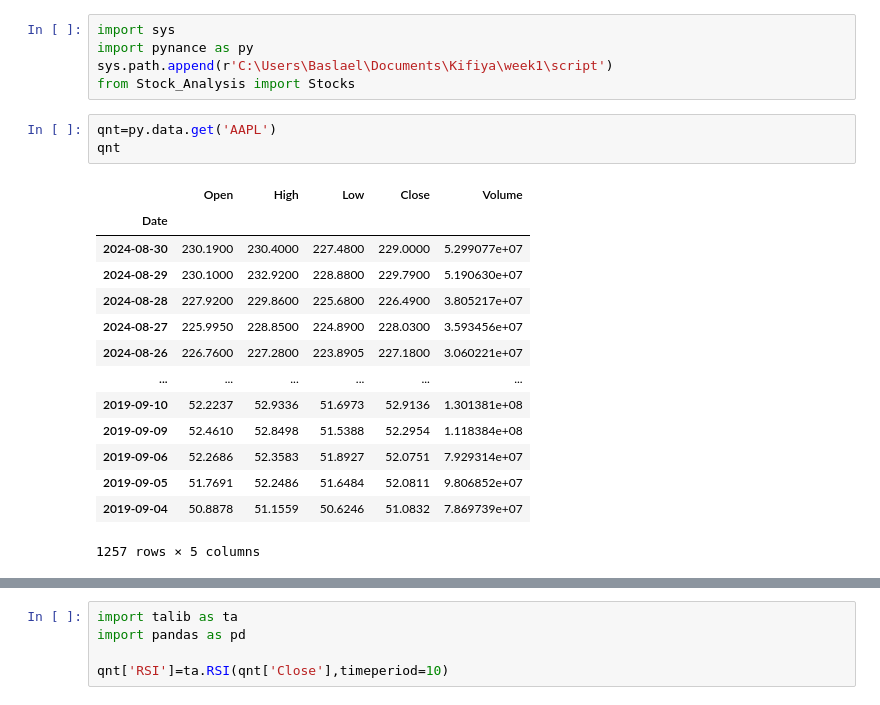
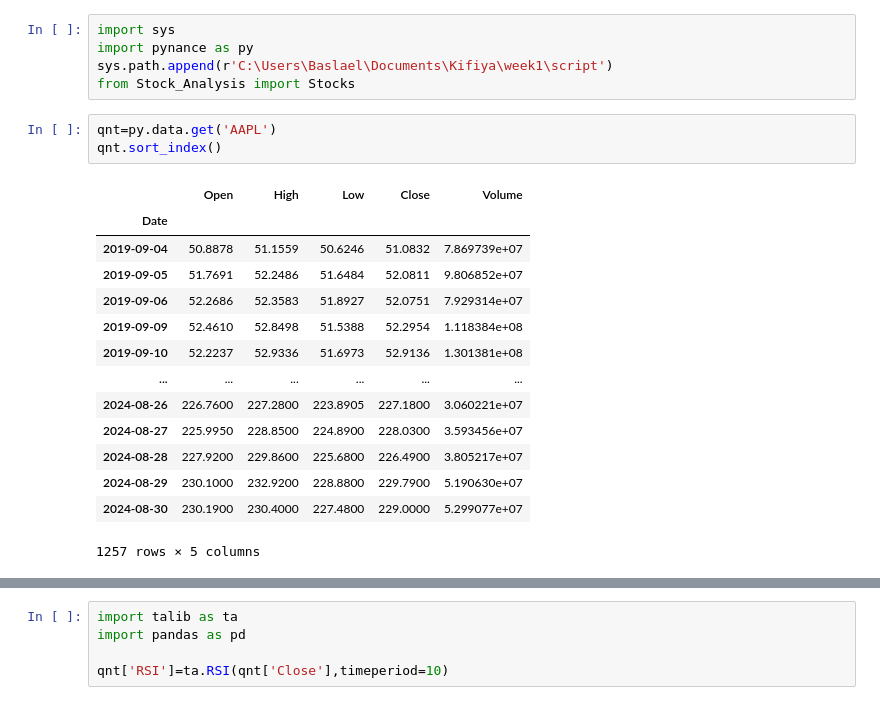
Before and after one commit to Basi7-prog/week1, a Jupyter notebook: Notebook/Quantitative.ipynb, the cells around one changed output, grey strips where cells are left out. Saved outputs shown, nothing was run; the diff lists cells and outputs as text.

```diff
--- a/Notebook/Quantitative.ipynb
+++ b/Notebook/Quantitative.ipynb
@@ -5,21 +5,21 @@ sys.path.append(r'C:\Users\Baslael\Documents\Kifiya\week1\script')
 from Stock_Analysis import Stocks
 # %%
 qnt=py.data.get('AAPL')
-qnt
+qnt.sort_index()
 # %% [output]
 |  | Open | High | Low | Close | Volume |
 | Date |  |  |  |  |  |
+| 2019-09-04 | 50.8878 | 51.1559 | 50.6246 | 51.0832 | 7.869739e+07 |
+| 2019-09-05 | 51.7691 | 52.2486 | 51.6484 | 52.0811 | 9.806852e+07 |
+| 2019-09-06 | 52.2686 | 52.3583 | 51.8927 | 52.0751 | 7.929314e+07 |
+| 2019-09-09 | 52.4610 | 52.8498 | 51.5388 | 52.2954 | 1.118384e+08 |
+| 2019-09-10 | 52.2237 | 52.9336 | 51.6973 | 52.9136 | 1.301381e+08 |
+| ... | ... | ... | ... | ... | ... |
+| 2024-08-26 | 226.7600 | 227.2800 | 223.8905 | 227.1800 | 3.060221e+07 |
+| 2024-08-27 | 225.9950 | 228.8500 | 224.8900 | 228.0300 | 3.593456e+07 |
+| 2024-08-28 | 227.9200 | 229.8600 | 225.6800 | 226.4900 | 3.805217e+07 |
+| 2024-08-29 | 230.1000 | 232.9200 | 228.8800 | 229.7900 | 5.190630e+07 |
 | 2024-08-30 | 230.1900 | 230.4000 | 227.4800 | 229.0000 | 5.299077e+07 |
-| 2024-08-29 | 230.1000 | 232.9200 | 228.8800 | 229.7900 | 5.190630e+07 |
-| 2024-08-28 | 227.9200 | 229.8600 | 225.6800 | 226.4900 | 3.805217e+07 |
-| 2024-08-27 | 225.9950 | 228.8500 | 224.8900 | 228.0300 | 3.593456e+07 |
-| 2024-08-26 | 226.7600 | 227.2800 | 223.8905 | 227.1800 | 3.060221e+07 |
-| ... | ... | ... | ... | ... | ... |
-| 2019-09-10 | 52.2237 | 52.9336 | 51.6973 | 52.9136 | 1.301381e+08 |
-| 2019-09-09 | 52.4610 | 52.8498 | 51.5388 | 52.2954 | 1.118384e+08 |
-| 2019-09-06 | 52.2686 | 52.3583 | 51.8927 | 52.0751 | 7.929314e+07 |
-| 2019-09-05 | 51.7691 | 52.2486 | 51.6484 | 52.0811 | 9.806852e+07 |
-| 2019-09-04 | 50.8878 | 51.1559 | 50.6246 | 51.0832 | 7.869739e+07 |
 1257 rows × 5 columns
 # %%
 #index to date
```
Also changed, not shown: parts of 7 cells of this notebook.
